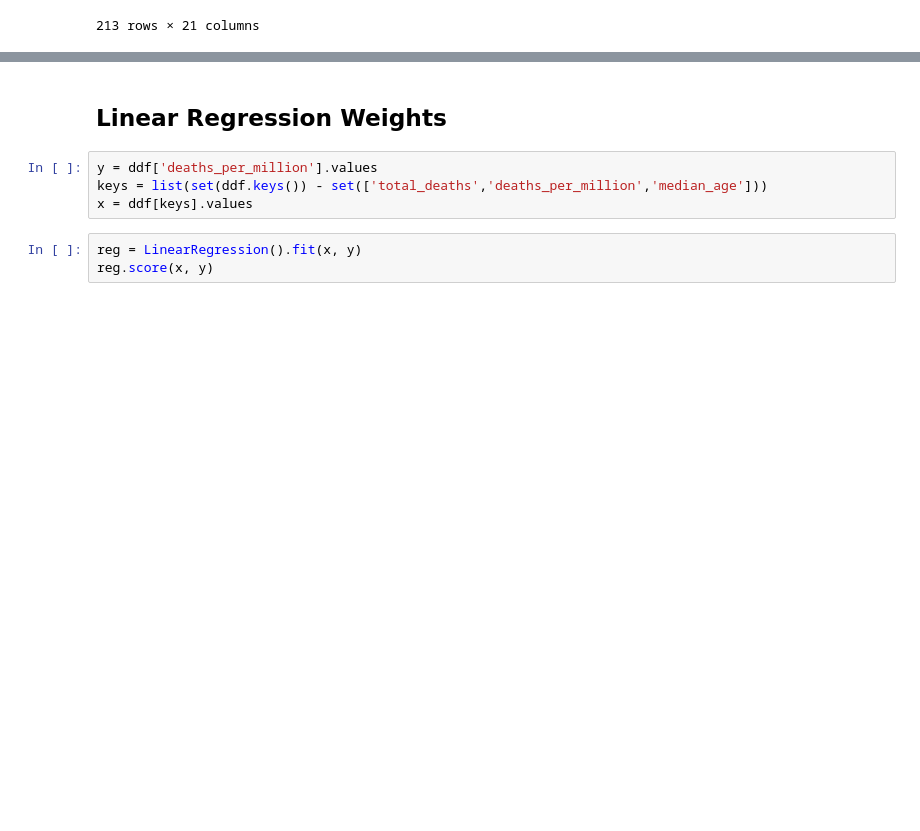
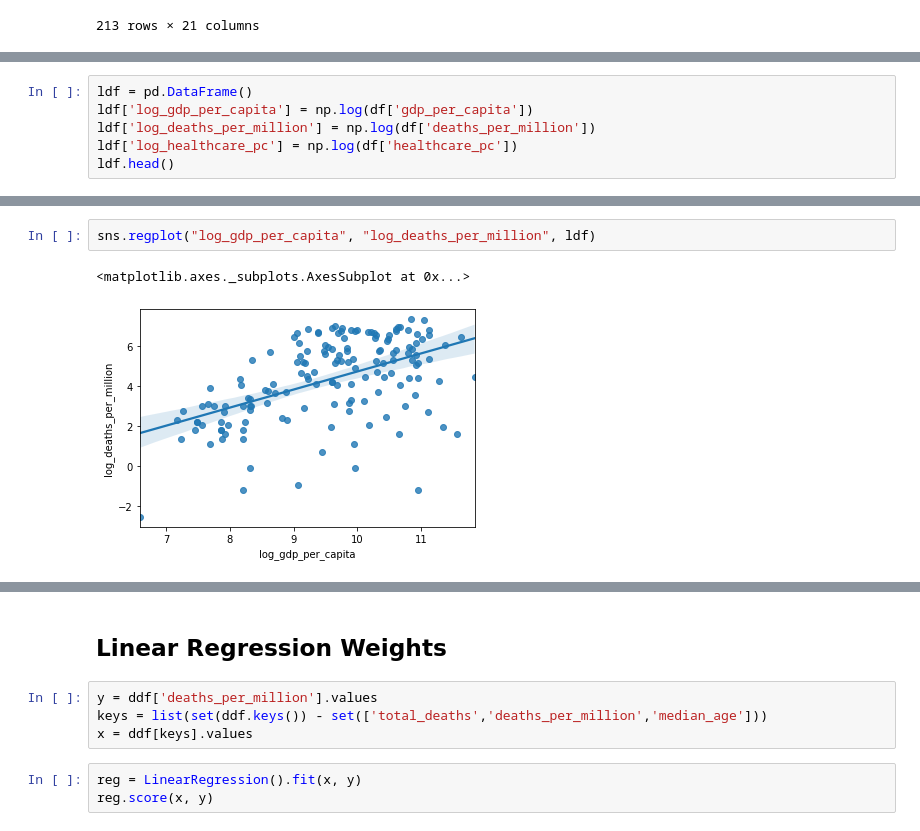
Before and after one commit to Ghost---Shadow/covid-analysis, a Jupyter notebook: analysis.ipynb, the cells around one changed output, grey strips where cells are left out. Drawn from its saved outputs; the diff is of its cells as text; blank space fills up the shorter version.

Commit message:
better log plot

```diff
--- a/analysis.ipynb
+++ b/analysis.ipynb
@@ -107,0 +84,6 @@ corr['deaths_per_million']['healthcare_pc']
+# %%
+ldf = pd.DataFrame()
+ldf['log_gdp_per_capita'] = np.log(df['gdp_per_capita'])
+ldf['log_deaths_per_million'] = np.log(df['deaths_per_million'])
+ldf['log_healthcare_pc'] = np.log(df['healthcare_pc'])
+ldf.head()
@@ -107,0 +105,5 @@ corr['deaths_per_million']['healthcare_pc']
+# %%
+sns.regplot("log_gdp_per_capita", "log_deaths_per_million", ldf)
+# %% [output]
+<matplotlib.axes._subplots.AxesSubplot at 0x...>
+[figure, added]
```
Also changed, not shown: parts of 9 cells of this notebook.
